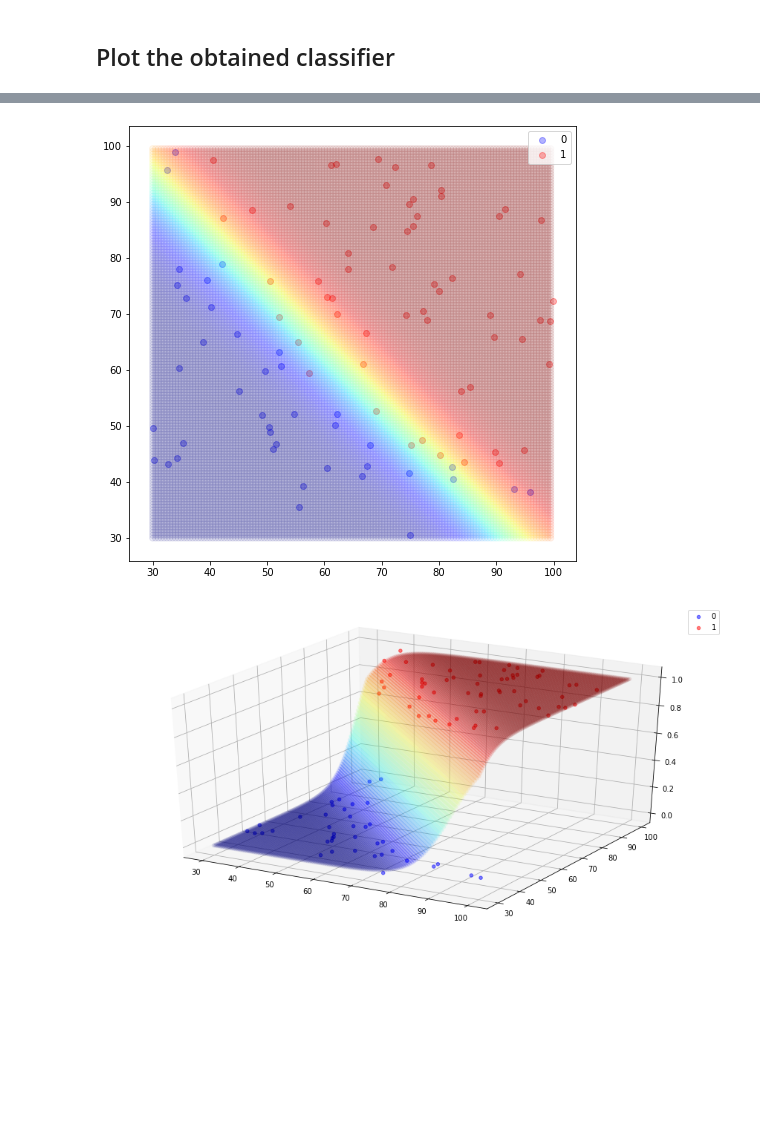
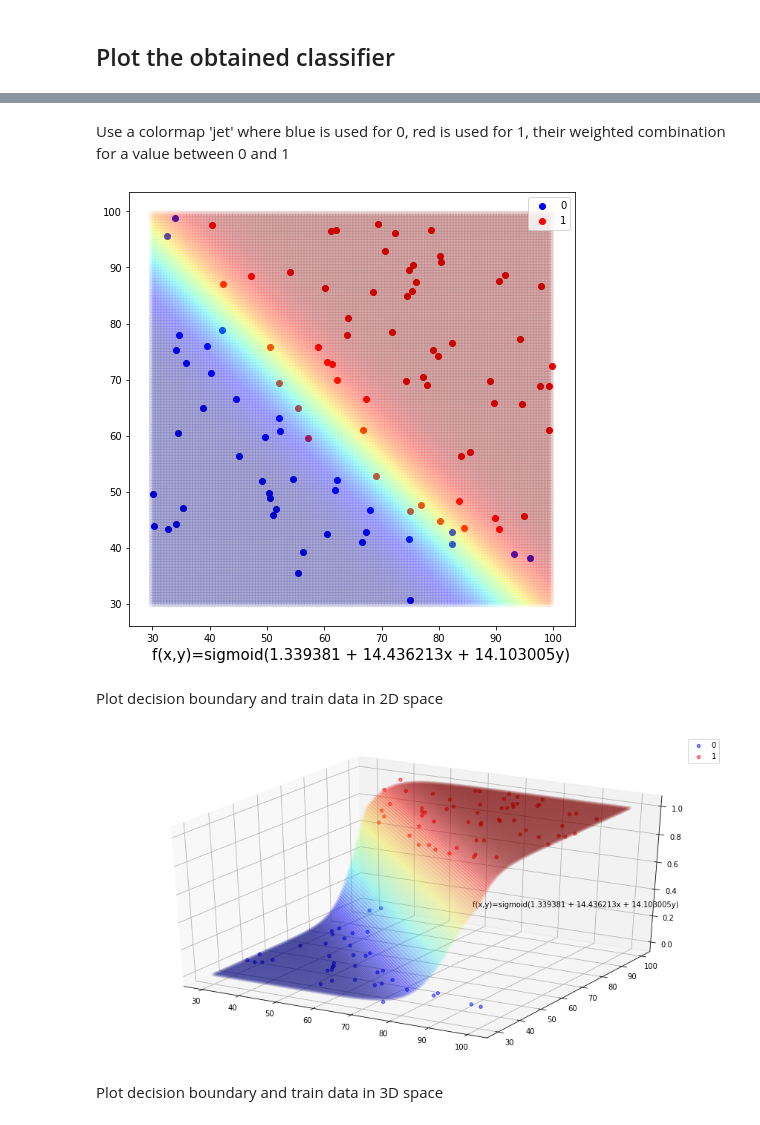
Before and after one commit to wonbeomjang/CAU54161-Machine-learning-class, a Jupyter notebook: Assignment_05/Assignment_05.ipynb, the cells around one changed output, grey strips where cells are left out. Drawn from its saved outputs; the diff is of its cells as text; code cells hidden in the pictures; blank space fills up the shorter version.

```diff
--- a/Assignment_05/Assignment_05.ipynb
+++ b/Assignment_05/Assignment_05.ipynb
@@ -75,7 +77,7 @@ losses = []
 weights = []
 biases = []
 step = 0
-e = 1e-9
+e = 1e-20
 
 while(step < 2 or losses[-2] - losses[-1] > e):
     # BCELoss
@@ -150,23 +163,33 @@ $J(\theta_0, \theta_1, \theta_2) = \frac{1}{m} \sum_{i=1}^m ( - l^{(i)} \log(\si
+# %% [markdown]
+Use a colormap 'jet' where blue is used for 0, red is used for 1, their weighted combination for a value between 0 and 1
 # %%
 x = np.arange(30, 100, 0.5)
 y = np.arange(30, 100, 0.5)
 data = np.array(np.meshgrid(x, y)).T.reshape(-1,2)
 
 plt.figure(figsize=(8, 8))
-plt.scatter(x_label0, y_label0, alpha=0.3, c='b', label='0')
-plt.scatter(x_label1, y_label1, alpha=0.3, c='r', label='1')
+plt.scatter(x_label0, y_label0, alpha=1, c='b', label=0)
+plt.scatter(x_label1, y_label1, alpha=1, c='r', label=1)
+
+# Normalize input data
 plt.scatter(data[:, 0], data[:, 1], c=model((data - 65) / 70).squeeze(), cmap='jet', alpha=0.08)
+plt.text(30, 20, model, size=15)
 plt.legend()
 plt.show()
 # %% [output]
-[figure, old version]
+[figure, new version]
+# %% [markdown]
+Plot decision boundary and train data in 2D space
 # %%
 plt.figure(figsize=(15, 8))
 ax = plt.axes(projection='3d')
-ax.scatter(x_label0, y_label0, label[label==0], alpha=0.5, label='0', c='b')
-ax.scatter(x_label1, y_label1, label[label==1], alpha=0.5, label='1', c='r')
+ax.scatter(x_label0, y_label0, label[label==0], alpha=0.5, label=0, c='b')
+ax.scatter(x_label1, y_label1, label[label==1], alpha=0.5, label=1, c='r')
 ax.scatter(data[:, 0], data[:, 1], model((data - 65) / 70).squeeze(), c=model((data - 65) / 70).squeeze(), cmap='jet', alpha=0.08)
+ax.text(70, 80, 0.3, model, size=10)
 ax.legend()
 plt.show()
 # %% [output]
-[figure, old version]
+[figure, new version]
+# %% [markdown]
+Plot decision boundary and train data in 3D space
```
Also changed, not shown: parts of 9 cells of this notebook.
